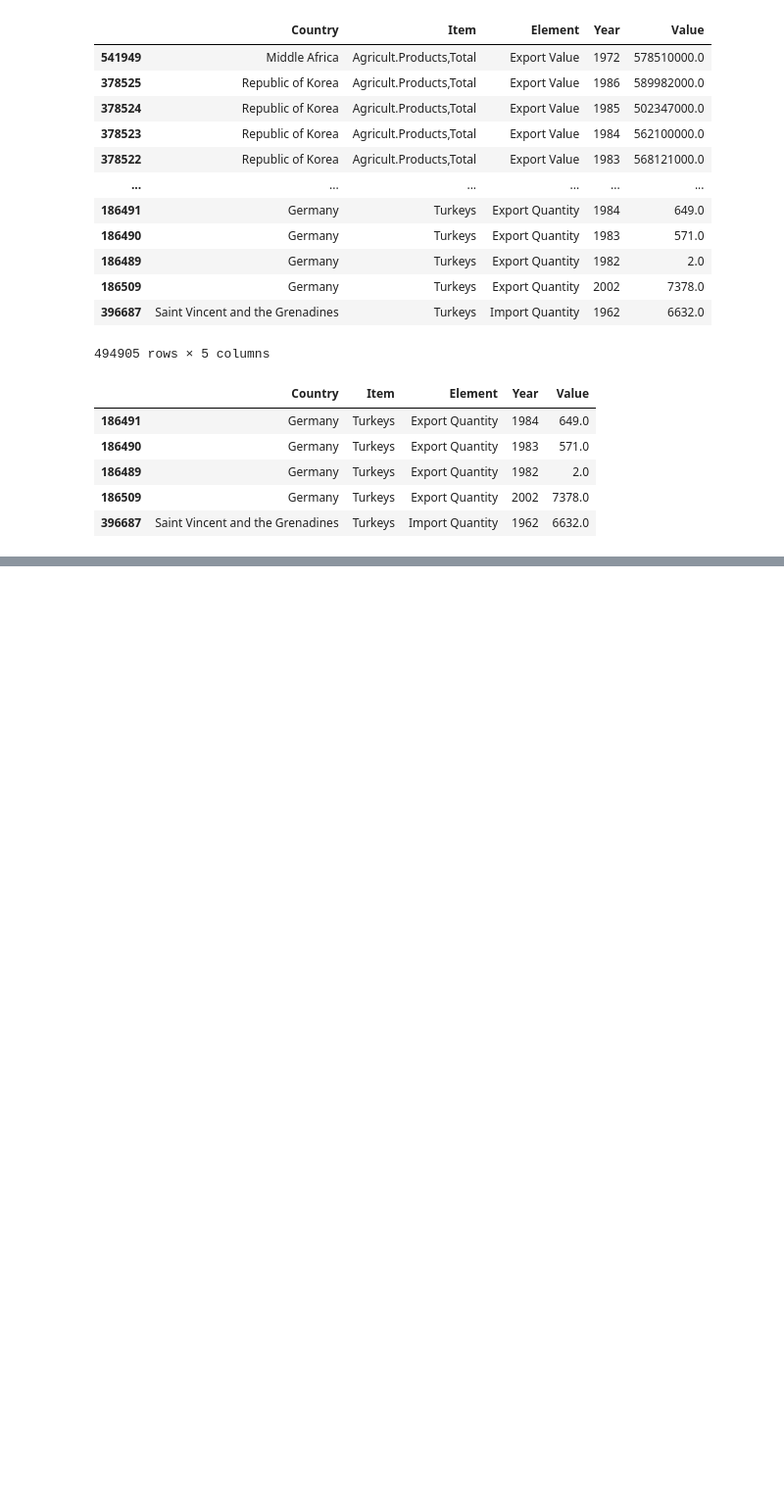
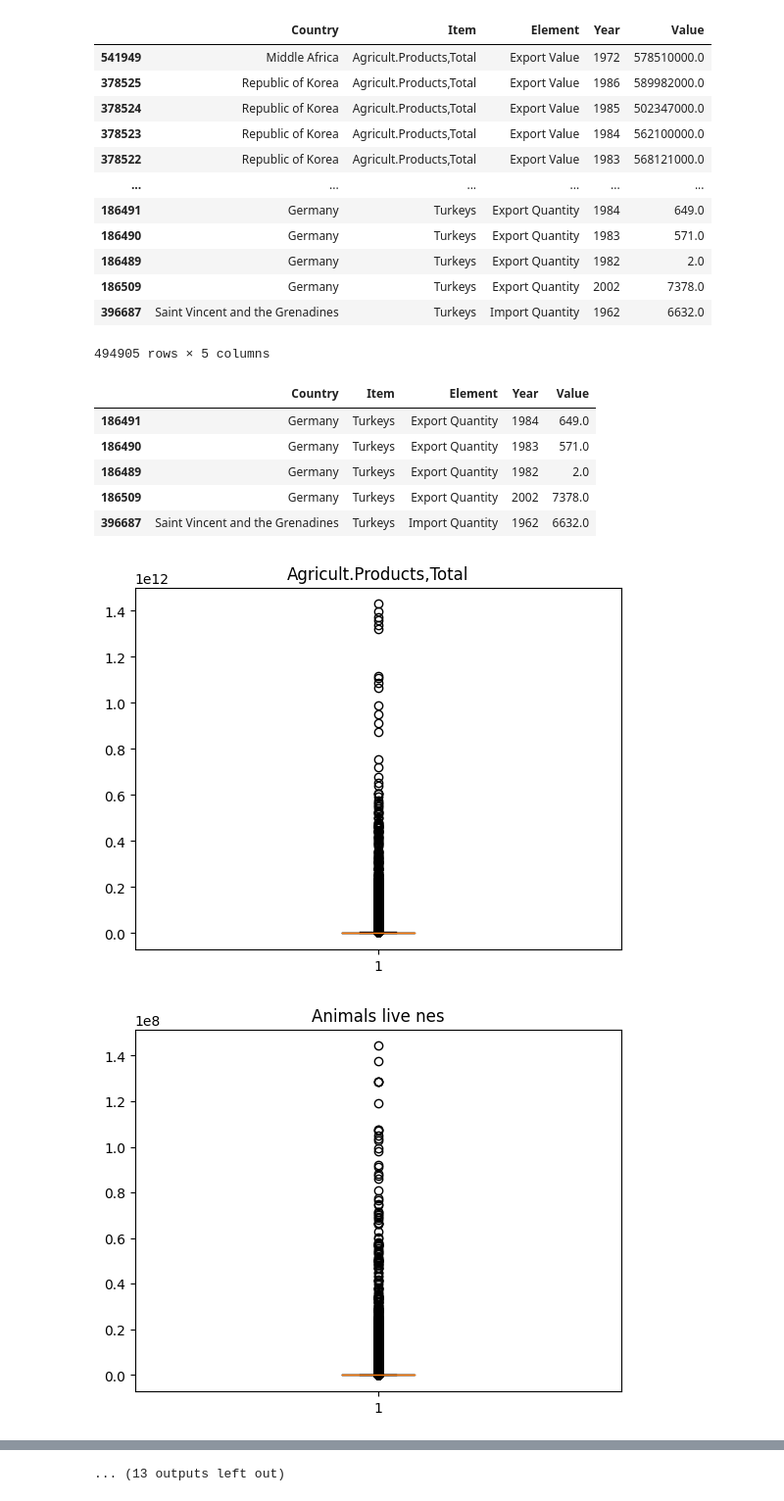
Before and after one commit to ZemelakGoraga/food-and-agri, a Jupyter notebook: avian_livestock_fishery.ipynb, the cells around one changed output, grey strips where cells are left out. Shown at 98% size. Drawn from its saved outputs; the diff is of its cells as text; code cells hidden in the pictures; blank space fills up the shorter version.

```diff
--- a/avian_livestock_fishery.ipynb
+++ b/avian_livestock_fishery.ipynb
@@ -741,3 +741,17 @@ df2.tail()
 | 186489 | Germany | Turkeys | Export Quantity | 1982 | 2.0 |
 | 186509 | Germany | Turkeys | Export Quantity | 2002 | 7378.0 |
 | 396687 | Saint Vincent and the Grenadines | Turkeys | Import Quantity | 1962 | 6632.0 |
+# %%
+# prompt: Using the df2 dataset, plot Box plots for each of the unique values in the 'Item' column. Sort the dataset by 'Item' column
+
+import matplotlib.pyplot as plt
+
+# Create a box plot for each unique value in the 'Item' column
+for item in df2['Item'].unique():
+    subset = df2[df2['Item'] == item]
+    plt.boxplot(subset['Value'])
+    plt.title(item)
+    plt.show()
+# %% [output]
+[figure, added]
+[figure, added]
@@ -743,0 +768 @@ df2.tail()
+... (13 outputs left out)
```
Also changed, not shown: parts of 3 cells of this notebook.
